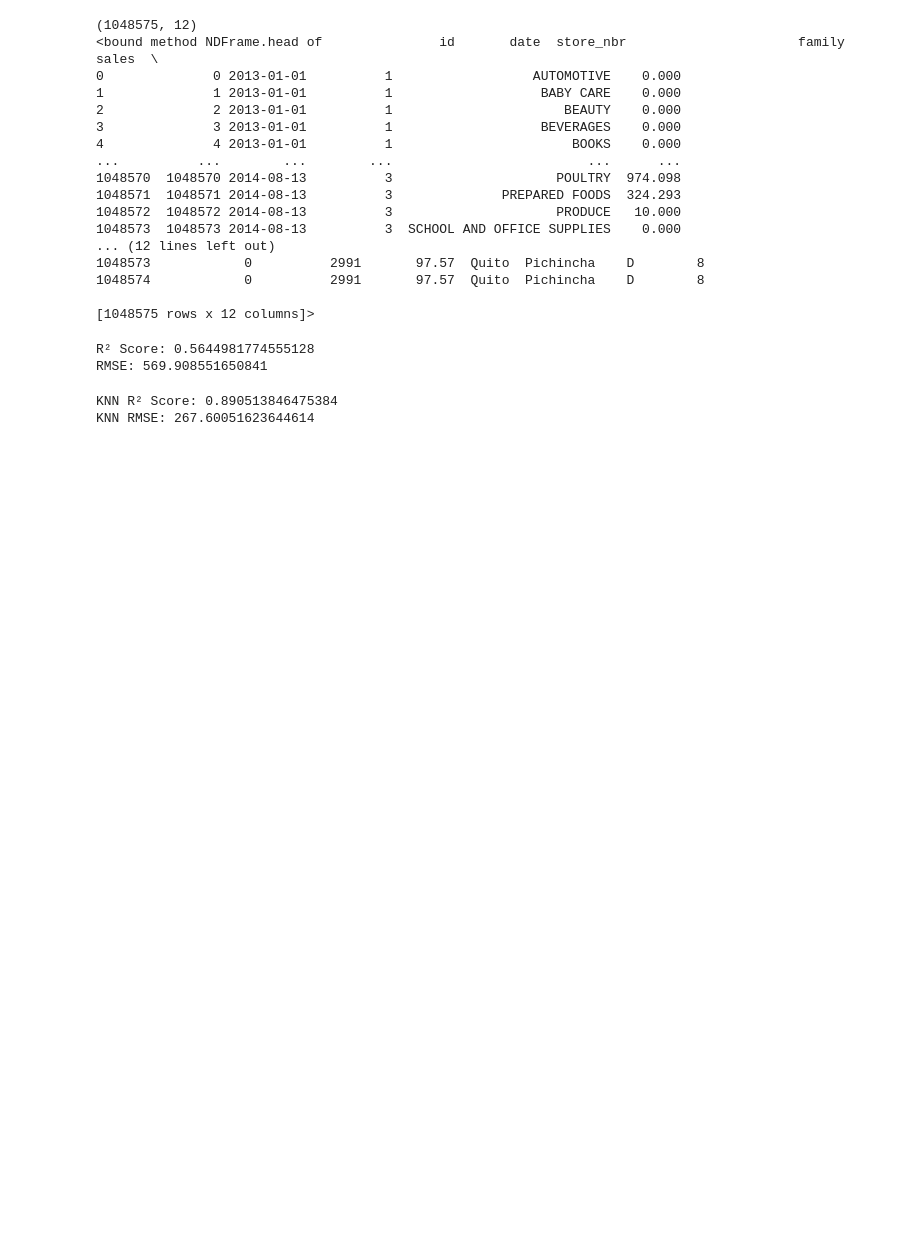
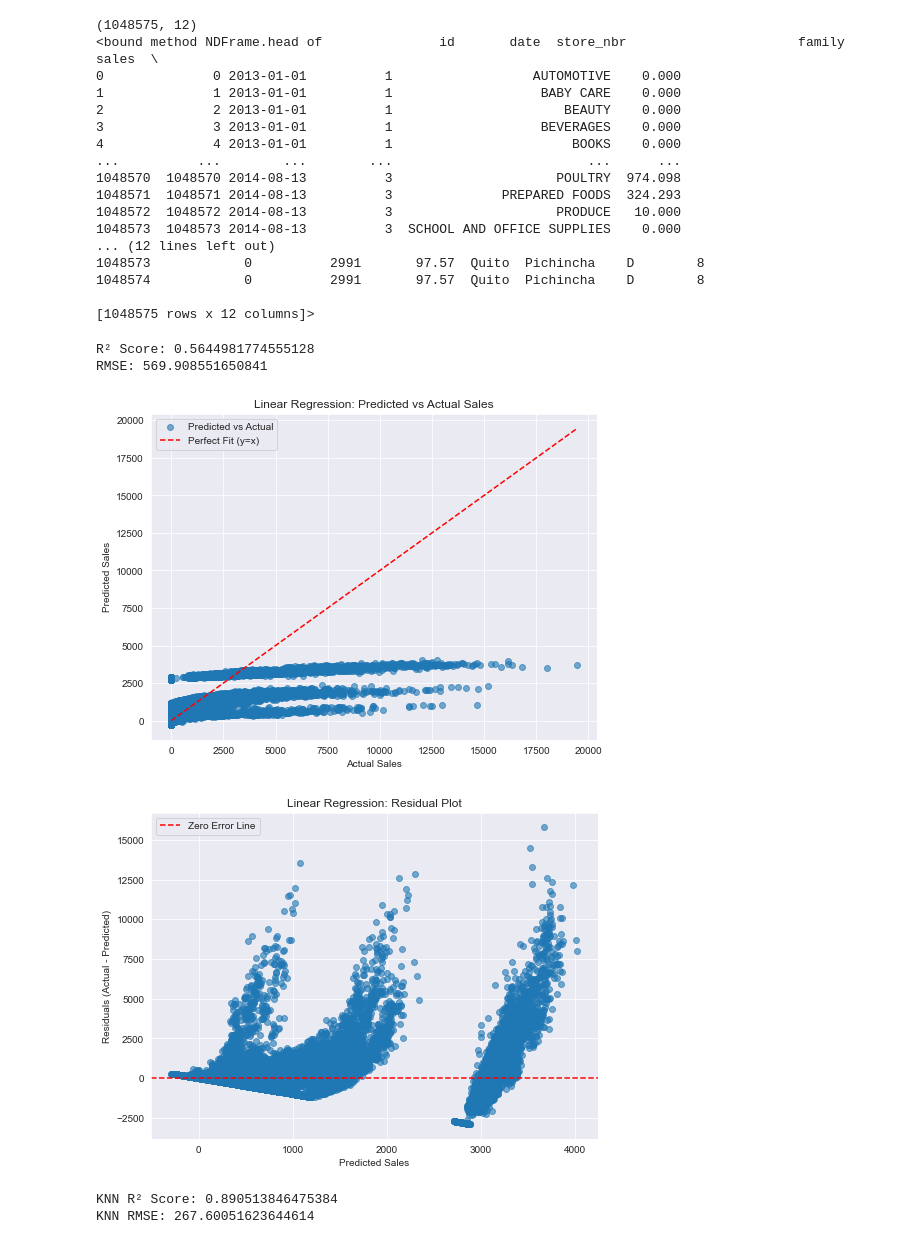
Before and after one commit to CelestineNguyen/DS3001_SalesProject, a Jupyter notebook: refactored_factor_analysis_and_models.ipynb, the cells around one changed output. Drawn from its saved outputs; the diff is of its cells as text; code cells hidden in the pictures; blank space fills up the shorter version.

Commit message:
added graphs for knn and linear regression

```diff
--- a/refactored_factor_analysis_and_models.ipynb
+++ b/refactored_factor_analysis_and_models.ipynb
@@ -59,6 +59,33 @@ def data_pipeline(df):
     X_train, X_test = X_train.align(X_test, join='left', axis=1)
     X_test = X_test.fillna(0)
     return X_train, X_test, y_train, y_test
+# %%
+import matplotlib.pyplot as plt
+import numpy as np
+
+def plot_model_performance(y_test, y_pred, model_name):
+    # Scatter Plot of Predicted vs Actual
+    plt.figure(figsize=(8, 6))
+    plt.scatter(y_test, y_pred, alpha=0.6, label='Predicted vs Actual')
+    plt.plot([y_test.min(), y_test.max()], [y_test.min(), y_test.max()], 'r--', label='Perfect Fit (y=x)')
+    plt.xlabel('Actual Sales')
+    plt.ylabel('Predicted Sales')
+    plt.title(f'{model_name}: Predicted vs Actual Sales')
+    plt.legend()
+    plt.grid(True)
+    plt.show()
+
+    # Residual Plot
+    residuals = y_test - y_pred
+    plt.figure(figsize=(8, 6))
+    plt.scatter(y_pred, residuals, alpha=0.6)
+    plt.axhline(y=0, color='r', linestyle='--', label='Zero Error Line')
+    plt.xlabel('Predicted Sales')
+    plt.ylabel('Residuals (Actual - Predicted)')
+    plt.title(f'{model_name}: Residual Plot')
+    plt.legend()
+    plt.grid(True)
+    plt.show()
 # %%
 X_train, X_test, y_train, y_test = data_pipeline(df)
 # %%
@@ -79,6 +106,12 @@ print(f"RMSE: {rmse}")
 # %% [output]
 R² Score: 0.5644981774555128
 RMSE: 569.908551650841
+# %%
+# Plot for Linear Regression
+plot_model_performance(y_test, model.predict(X_test), model_name="Linear Regression")
+# %% [output]
+[figure, added]
+[figure, added]
 # %%
 from sklearn.neighbors import KNeighborsRegressor
 
```
Also changed, not shown: parts of 1 cell of this notebook.
